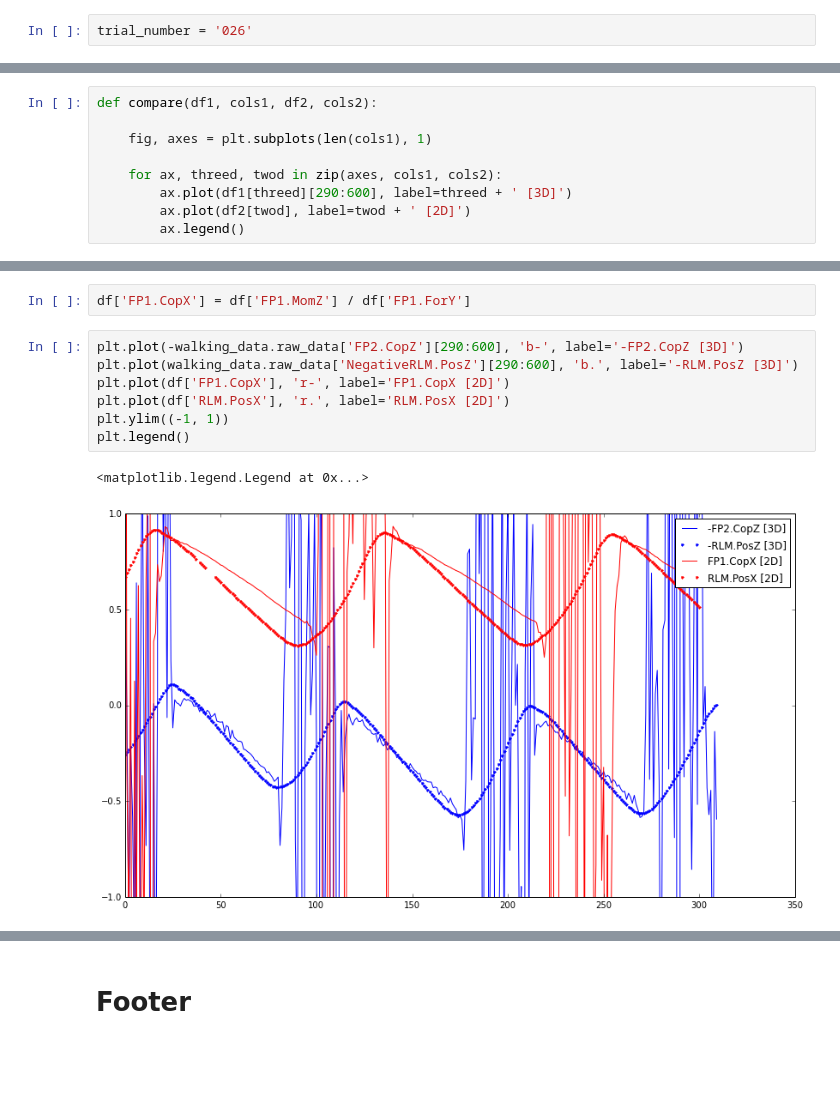
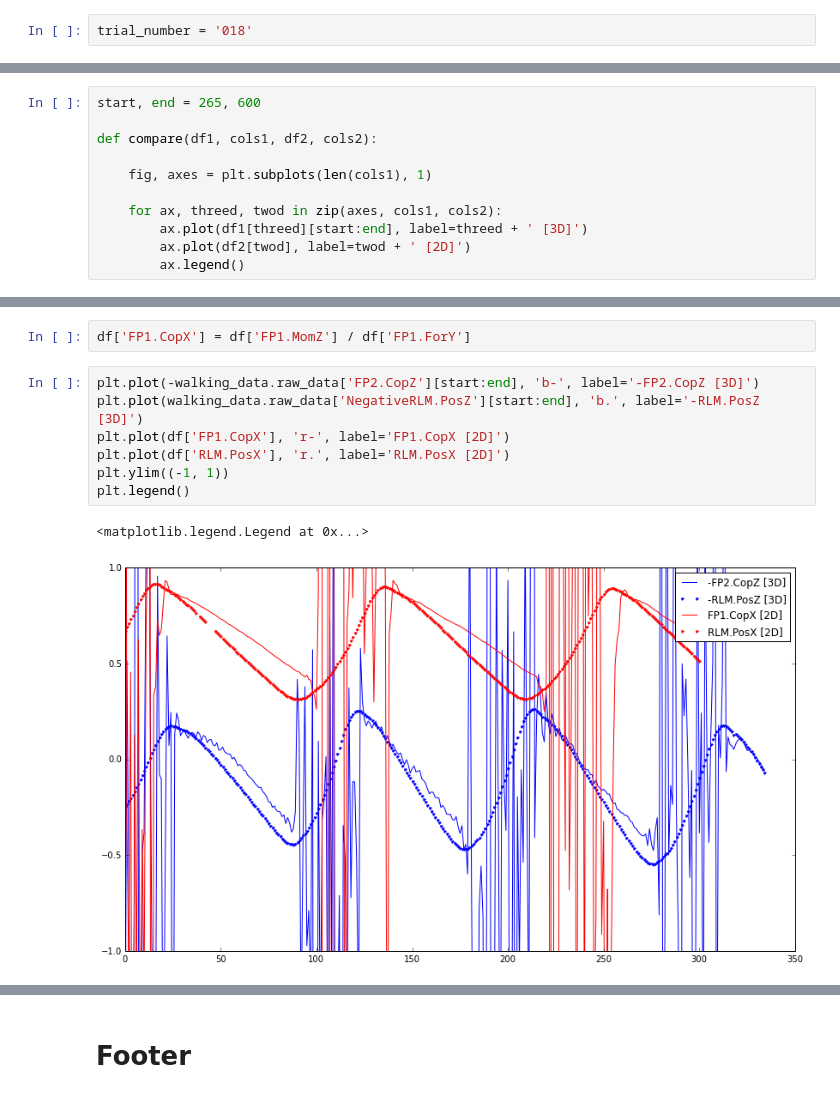
Before and after one commit to csu-hmc/gait-control-direct-id-paper, a Jupyter notebook: notebooks/find_moment_error.ipynb, the cells around one changed output, grey strips where cells are left out. Saved outputs shown, nothing was run; the diff lists cells and outputs as text; blank space fills up the shorter version.

```diff
--- a/notebooks/find_moment_error.ipynb
+++ b/notebooks/find_moment_error.ipynb
@@ -34,7 +34,7 @@ Trials data directory is set to /home/moorepants/Data/human-gait/gait-control-id
 # %% [markdown]
 Trial #26 is a good trial.
 # %%
-trial_number = '026'
+trial_number = '018'
 # %% [markdown]
 First, extract the data from the first normal walking period in the trial.
 # %%
@@ -145,12 +149,14 @@ All looks good here, the negative Z's in the 3D coordinate system are now used.
 # %% [markdown]
 Thes plots compare the shape, sign, and magnitudes of the raw data for this test subject to the raw data in the 2D inverse dynamics test code.
 # %%
+start, end = 265, 600
+
 def compare(df1, cols1, df2, cols2):
 
     fig, axes = plt.subplots(len(cols1), 1)
 
     for ax, threed, twod in zip(axes, cols1, cols2):
-        ax.plot(df1[threed][290:600], label=threed + ' [3D]')
+        ax.plot(df1[threed][start:end], label=threed + ' [3D]')
         ax.plot(df2[twod], label=twod + ' [2D]')
         ax.legend()
 # %%
@@ -181,13 +187,13 @@ Everything seems to be fine. The differnce in the moment curves simply reflect t
 # %%
 df['FP1.CopX'] = df['FP1.MomZ'] / df['FP1.ForY']
 # %%
-plt.plot(-walking_data.raw_data['FP2.CopZ'][290:600], 'b-', label='-FP2.CopZ [3D]')
-plt.plot(walking_data.raw_data['NegativeRLM.PosZ'][290:600], 'b.', label='-RLM.PosZ [3D]')
+plt.plot(-walking_data.raw_data['FP2.CopZ'][start:end], 'b-', label='-FP2.CopZ [3D]')
+plt.plot(walking_data.raw_data['NegativeRLM.PosZ'][start:end], 'b.', label='-RLM.PosZ [3D]')
 plt.plot(df['FP1.CopX'], 'r-', label='FP1.CopX [2D]')
 plt.plot(df['RLM.PosX'], 'r.', label='RLM.PosX [2D]')
 plt.ylim((-1, 1))
 plt.legend()
 # %% [output]
 <matplotlib.legend.Legend at 0x...>
-[figure, old version]
+[figure, new version]
 # %%
```
Also changed, not shown: parts of 9 cells of this notebook.
